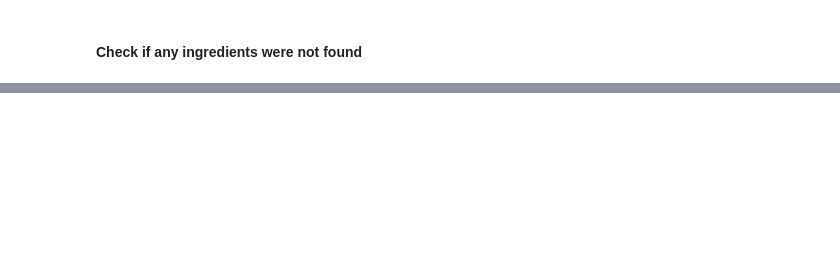
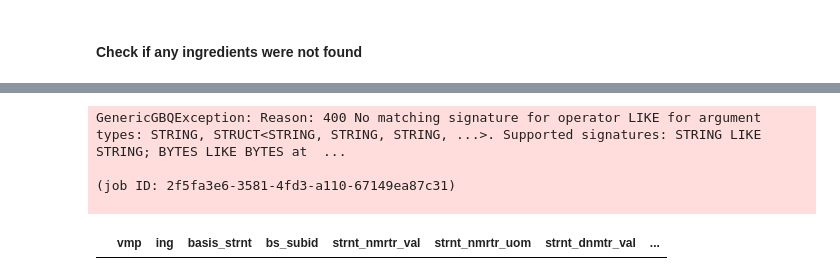
Before and after one commit to ebmdatalab/open-nhs-hospital-use-data, a Jupyter notebook: notebooks/rheumatology_select_vmps_amps_from_vtms.ipynb, the cells around one changed output, grey strips where cells are left out. Saved outputs shown, nothing was run; the diff lists cells and outputs as text; code cells hidden in the pictures; blank space fills up the shorter version.

```diff
--- a/notebooks/rheumatology_select_vmps_amps_from_vtms.ipynb
+++ b/notebooks/rheumatology_select_vmps_amps_from_vtms.ipynb
@@ -69,3 +90,39 @@ Ingredients NOT found: []
+# %%
+#search for ingredient name with wildcard - NB CURRENTLY THIS DOESN'T WORK
+
+search_term = tuple("filgotinib%")
+
+ing_sql = f'''
+SELECT *
+FROM dmd.ing
+where ing.nm like {search_term}
+
+ORDER BY nm  '''
+
+ing_missing_tbl = bq.cached_read(ing_sql,
+                csv_path=os.path.join('..','data',f'meds_{codelist_name}.csv'))
+
+
+ing_missing_tbl
+# %% [output]
+GenericGBQException: Reason: 400 No matching signature for operator LIKE for argument types: STRING, STRUCT<STRING, STRING, STRING, ...>. Supported signatures: STRING LIKE STRING; BYTES LIKE BYTES at  ...
+
+(job ID: 2f5fa3e6-3581-4fd3-a110-67149ea87c31)
+
+# %%
+#Are missing ingredients present in vpi table (using ID?)
+vpi_ing_sql = f'''
+SELECT *
+FROM dmd.vpi
+where vpi.ing in (39002911000001106, 704313003, 37800211000001108)
+  '''
+
+vpi_ing_missing_tbl = bq.cached_read(vpi_ing_sql,
+                csv_path=os.path.join('..','data',f'meds_{codelist_name}.csv'))
+
+vpi_ing_missing_tbl
+# %% [output]
+|  | vmp | ing | basis_strnt | bs_subid | strnt_nmrtr_val | strnt_nmrtr_uom | strnt_dnmtr_val | ... |
 # %%
 # check how many products have DDDs
 print(meds[["ddd", "id"]].count())
```
Also changed, not shown: parts of 6 cells of this notebook, 2 other files.
